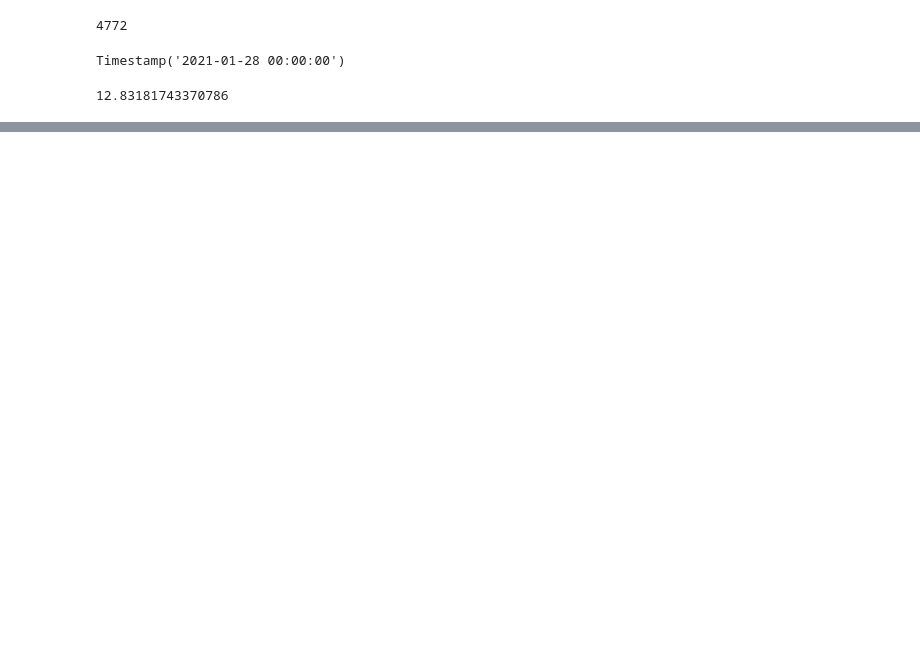
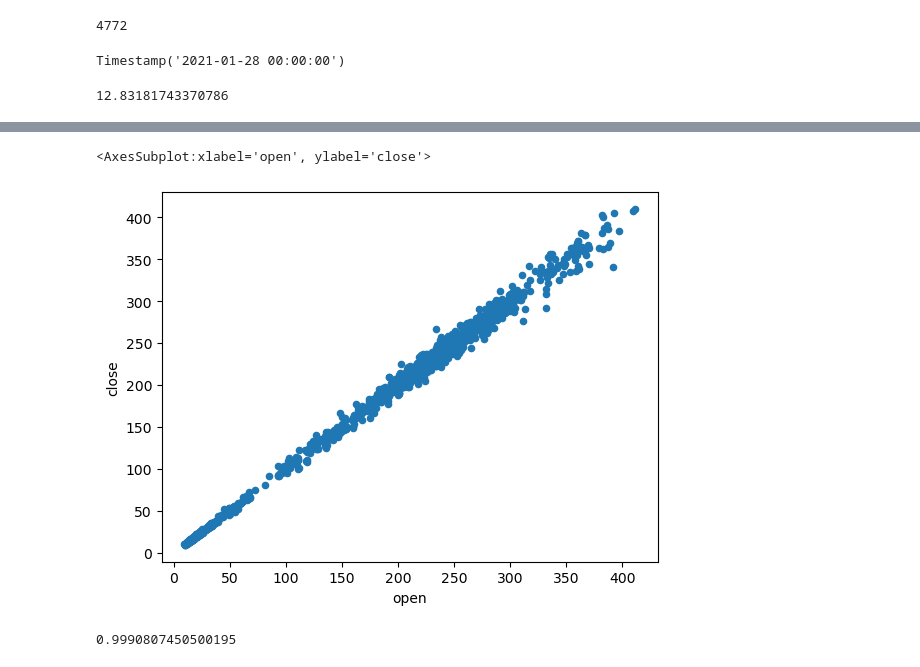
Before and after one commit to Rain0rShine/Artificial-Intelligence, a Jupyter notebook: Semester 1/Stocks/Stocks.ipynb, the cells around one changed output, grey strips where cells are left out. Saved outputs shown, nothing was run; the diff lists cells and outputs as text; code cells hidden in the pictures; blank space fills up the shorter version.

```diff
--- a/Semester 1/Stocks/Stocks.ipynb
+++ b/Semester 1/Stocks/Stocks.ipynb
@@ -53,0 +86,2 @@ total/count
+# %%
+tsla = pd.read_json('tsla.json')
@@ -53,0 +108,9 @@ total/count
+# %%
+tsla.plot.scatter(x ='open', y= 'close', s=None, c=None)
+# %% [output]
+<AxesSubplot:xlabel='open', ylabel='close'>
+[figure, added]
+# %%
+tsla['open'].corr(tsla['close'])
+# %% [output]
+0.9990807450500195
```
Also changed, not shown: parts of 21 cells of this notebook, 2 other files.
